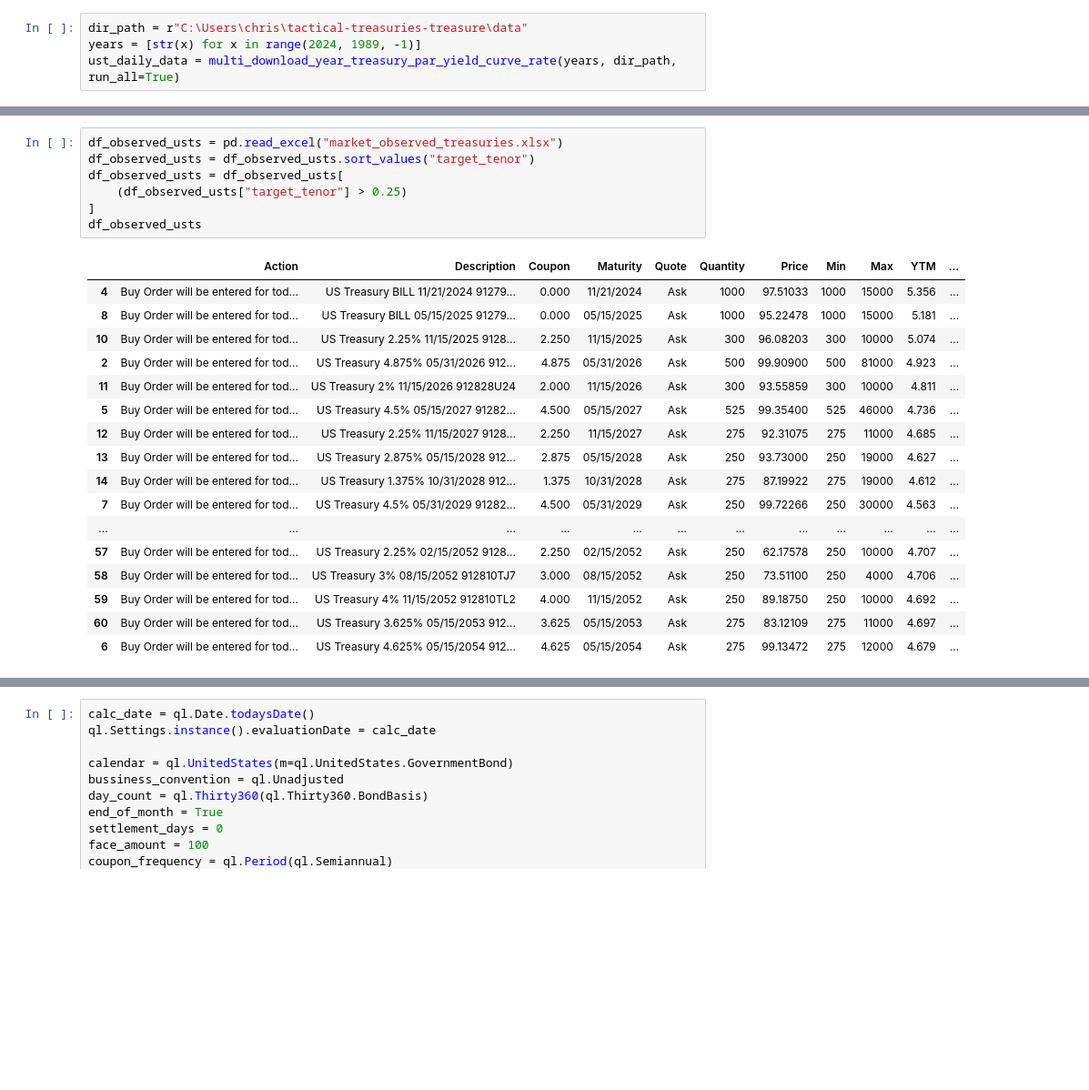
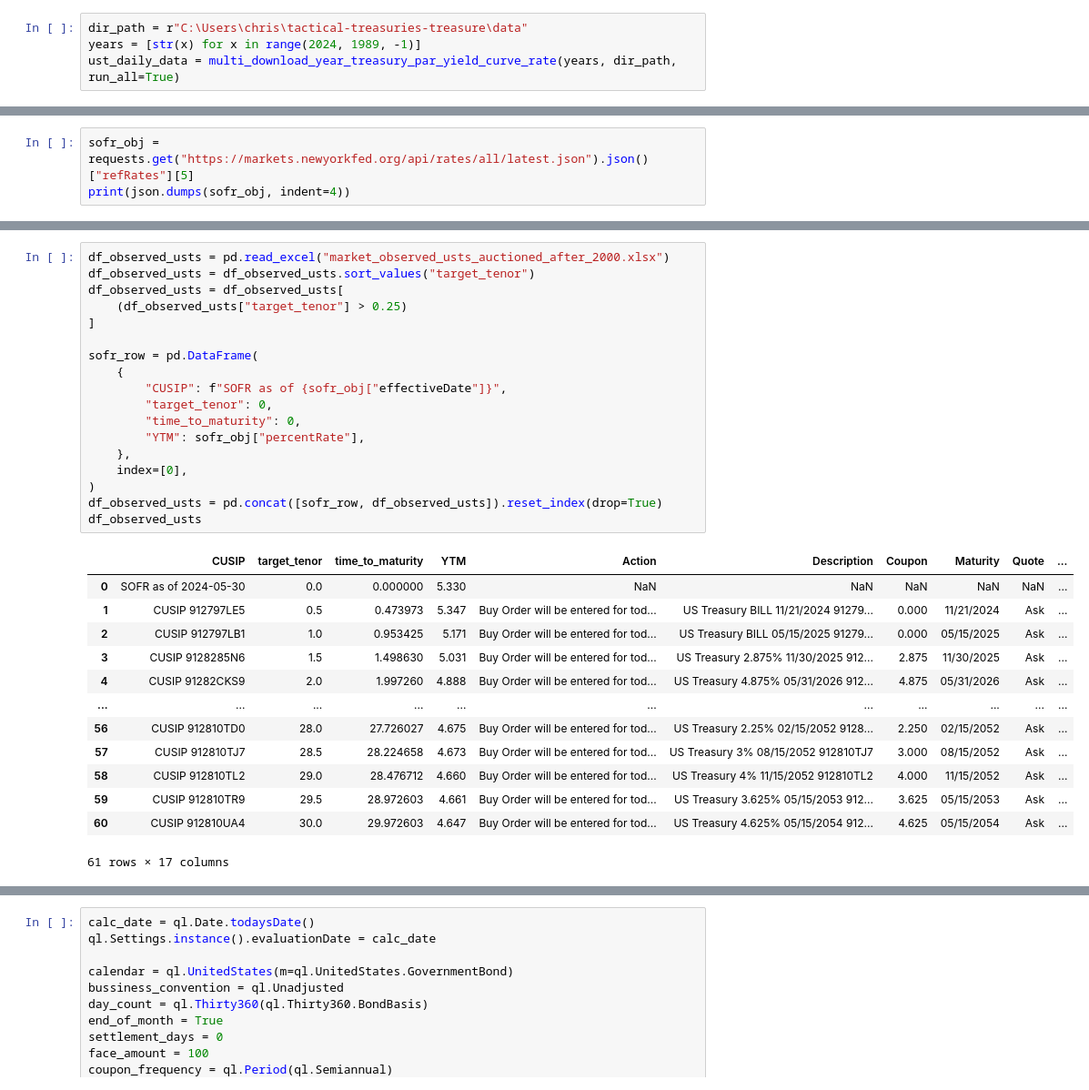
Before and after one commit to cleeclee123/Curve-Your-Enthusiasm-, a Jupyter notebook: curves.ipynb, the cells around one changed output, grey strips where cells are left out. Shown: that part at 91% size. Saved outputs shown, nothing was run; the diff lists cells and outputs as text; blank space fills up the shorter version.

```diff
--- a/curves.ipynb
+++ b/curves.ipynb
@@ -92,0 +78,3 @@ runtime: 16.447985649108887 seconds
+# %%
+sofr_obj = requests.get("https://markets.newyorkfed.org/api/rates/all/latest.json").json()["refRates"][5]
+print(json.dumps(sofr_obj, indent=4))
@@ -93,27 +93,34 @@ runtime: 16.447985649108887 seconds
 # %%
-df_observed_usts = pd.read_excel("market_observed_treasuries.xlsx")
+df_observed_usts = pd.read_excel("market_observed_usts_auctioned_after_2000.xlsx")
 df_observed_usts = df_observed_usts.sort_values("target_tenor")
 df_observed_usts = df_observed_usts[
     (df_observed_usts["target_tenor"] > 0.25)
 ]
+
+sofr_row = pd.DataFrame(
+    {
+        "CUSIP": f"SOFR as of {sofr_obj["effectiveDate"]}",
+        "target_tenor": 0,
+        "time_to_maturity": 0,
+        "YTM": sofr_obj["percentRate"],
+    },
+    index=[0],
+)
+df_observed_usts = pd.concat([sofr_row, df_observed_usts]).reset_index(drop=True)
 df_observed_usts
 # %% [output]
-|  | Action | Description | Coupon | Maturity | Quote | Quantity | Price | Min | Max | YTM | ... |
-| 4 | Buy Order will be entered for tod... | US Treasury BILL 11/21/2024 91279... | 0.000 | 11/21/2024 | Ask | 1000 | 97.51033 | 1000 | 15000 | 5.356 | ... |
-| 8 | Buy Order will be entered for tod... | US Treasury BILL 05/15/2025 91279... | 0.000 | 05/15/2025 | Ask | 1000 | 95.22478 | 1000 | 15000 | 5.181 | ... |
-| 10 | Buy Order will be entered for tod... | US Treasury 2.25% 11/15/2025 9128... | 2.250 | 11/15/2025 | Ask | 300 | 96.08203 | 300 | 10000 | 5.074 | ... |
-| 2 | Buy Order will be entered for tod... | US Treasury 4.875% 05/31/2026 912... | 4.875 | 05/31/2026 | Ask | 500 | 99.90900 | 500 | 81000 | 4.923 | ... |
-| 11 | Buy Order will be entered for tod... | US Treasury 2% 11/15/2026 912828U24 | 2.000 | 11/15/2026 | Ask | 300 | 93.55859 | 300 | 10000 | 4.811 | ... |
-| 5 | Buy Order will be entered for tod... | US Treasury 4.5% 05/15/2027 91282... | 4.500 | 05/15/2027 | Ask | 525 | 99.35400 | 525 | 46000 | 4.736 | ... |
-| 12 | Buy Order will be entered for tod... | US Treasury 2.25% 11/15/2027 9128... | 2.250 | 11/15/2027 | Ask | 275 | 92.31075 | 275 | 11000 | 4.685 | ... |
-| 13 | Buy Order will be entered for tod... | US Treasury 2.875% 05/15/2028 912... | 2.875 | 05/15/2028 | Ask | 250 | 93.73000 | 250 | 19000 | 4.627 | ... |
-| 14 | Buy Order will be entered for tod... | US Treasury 1.375% 10/31/2028 912... | 1.375 | 10/31/2028 | Ask | 275 | 87.19922 | 275 | 19000 | 4.612 | ... |
-| 7 | Buy Order will be entered for tod... | US Treasury 4.5% 05/31/2029 91282... | 4.500 | 05/31/2029 | Ask | 250 | 99.72266 | 250 | 30000 | 4.563 | ... |
-| ... | ... | ... | ... | ... | ... | ... | ... | ... | ... | ... | ... |
-| 57 | Buy Order will be entered for tod... | US Treasury 2.25% 02/15/2052 9128... | 2.250 | 02/15/2052 | Ask | 250 | 62.17578 | 250 | 10000 | 4.707 | ... |
-| 58 | Buy Order will be entered for tod... | US Treasury 3% 08/15/2052 912810TJ7 | 3.000 | 08/15/2052 | Ask | 250 | 73.51100 | 250 | 4000 | 4.706 | ... |
-| 59 | Buy Order will be entered for tod... | US Treasury 4% 11/15/2052 912810TL2 | 4.000 | 11/15/2052 | Ask | 250 | 89.18750 | 250 | 10000 | 4.692 | ... |
-| 60 | Buy Order will be entered for tod... | US Treasury 3.625% 05/15/2053 912... | 3.625 | 05/15/2053 | Ask | 275 | 83.12109 | 275 | 11000 | 4.697 | ... |
-| 6 | Buy Order will be entered for tod... | US Treasury 4.625% 05/15/2054 912... | 4.625 | 05/15/2054 | Ask | 275 | 99.13472 | 275 | 12000 | 4.679 | ... |
+|  | CUSIP | target_tenor | time_to_maturity | YTM | Action | Description | Coupon | Maturity | Quote | ... |
+| 0 | SOFR as of 2024-05-30 | 0.0 | 0.000000 | 5.330 | NaN | NaN | NaN | NaN | NaN | ... |
+| 1 | CUSIP 912797LE5 | 0.5 | 0.473973 | 5.347 | Buy Order will be entered for tod... | US Treasury BILL 11/21/2024 91279... | 0.000 | 11/21/2024 | Ask | ... |
+| 2 | CUSIP 912797LB1 | 1.0 | 0.953425 | 5.171 | Buy Order will be entered for tod... | US Treasury BILL 05/15/2025 91279... | 0.000 | 05/15/2025 | Ask | ... |
+| 3 | CUSIP 9128285N6 | 1.5 | 1.498630 | 5.031 | Buy Order will be entered for tod... | US Treasury 2.875% 11/30/2025 912... | 2.875 | 11/30/2025 | Ask | ... |
+| 4 | CUSIP 91282CKS9 | 2.0 | 1.997260 | 4.888 | Buy Order will be entered for tod... | US Treasury 4.875% 05/31/2026 912... | 4.875 | 05/31/2026 | Ask | ... |
+| ... | ... | ... | ... | ... | ... | ... | ... | ... | ... | ... |
+| 56 | CUSIP 912810TD0 | 28.0 | 27.726027 | 4.675 | Buy Order will be entered for tod... | US Treasury 2.25% 02/15/2052 9128... | 2.250 | 02/15/2052 | Ask | ... |
+| 57 | CUSIP 912810TJ7 | 28.5 | 28.224658 | 4.673 | Buy Order will be entered for tod... | US Treasury 3% 08/15/2052 912810TJ7 | 3.000 | 08/15/2052 | Ask | ... |
+| 58 | CUSIP 912810TL2 | 29.0 | 28.476712 | 4.660 | Buy Order will be entered for tod... | US Treasury 4% 11/15/2052 912810TL2 | 4.000 | 11/15/2052 | Ask | ... |
+| 59 | CUSIP 912810TR9 | 29.5 | 28.972603 | 4.661 | Buy Order will be entered for tod... | US Treasury 3.625% 05/15/2053 912... | 3.625 | 05/15/2053 | Ask | ... |
+| 60 | CUSIP 912810UA4 | 30.0 | 29.972603 | 4.647 | Buy Order will be entered for tod... | US Treasury 4.625% 05/15/2054 912... | 4.625 | 05/15/2054 | Ask | ... |
+61 rows × 17 columns
 # %%
 plt.figure(figsize=(17, 6))
```
Also changed, not shown: parts of 18 cells of this notebook, 6 other files.
